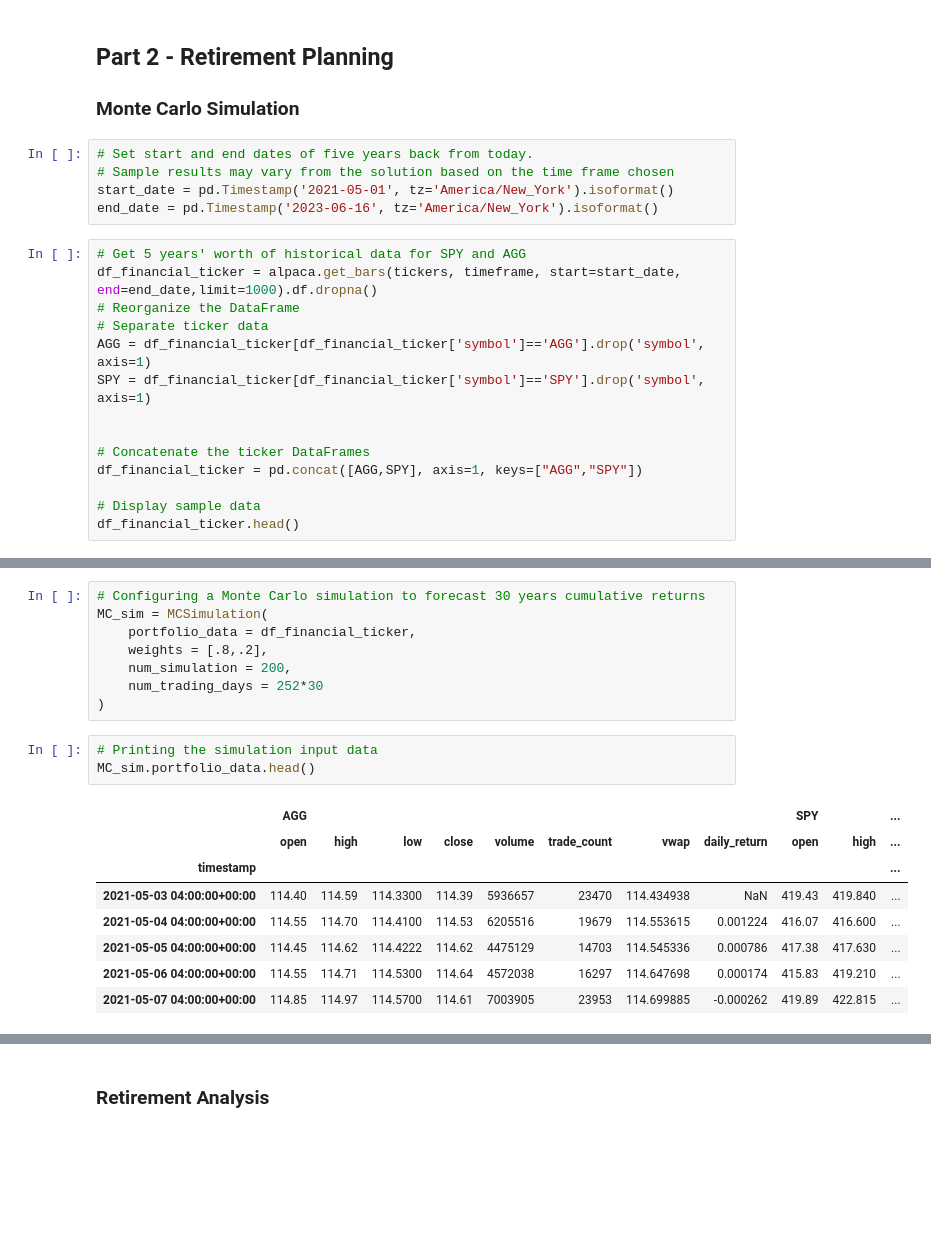
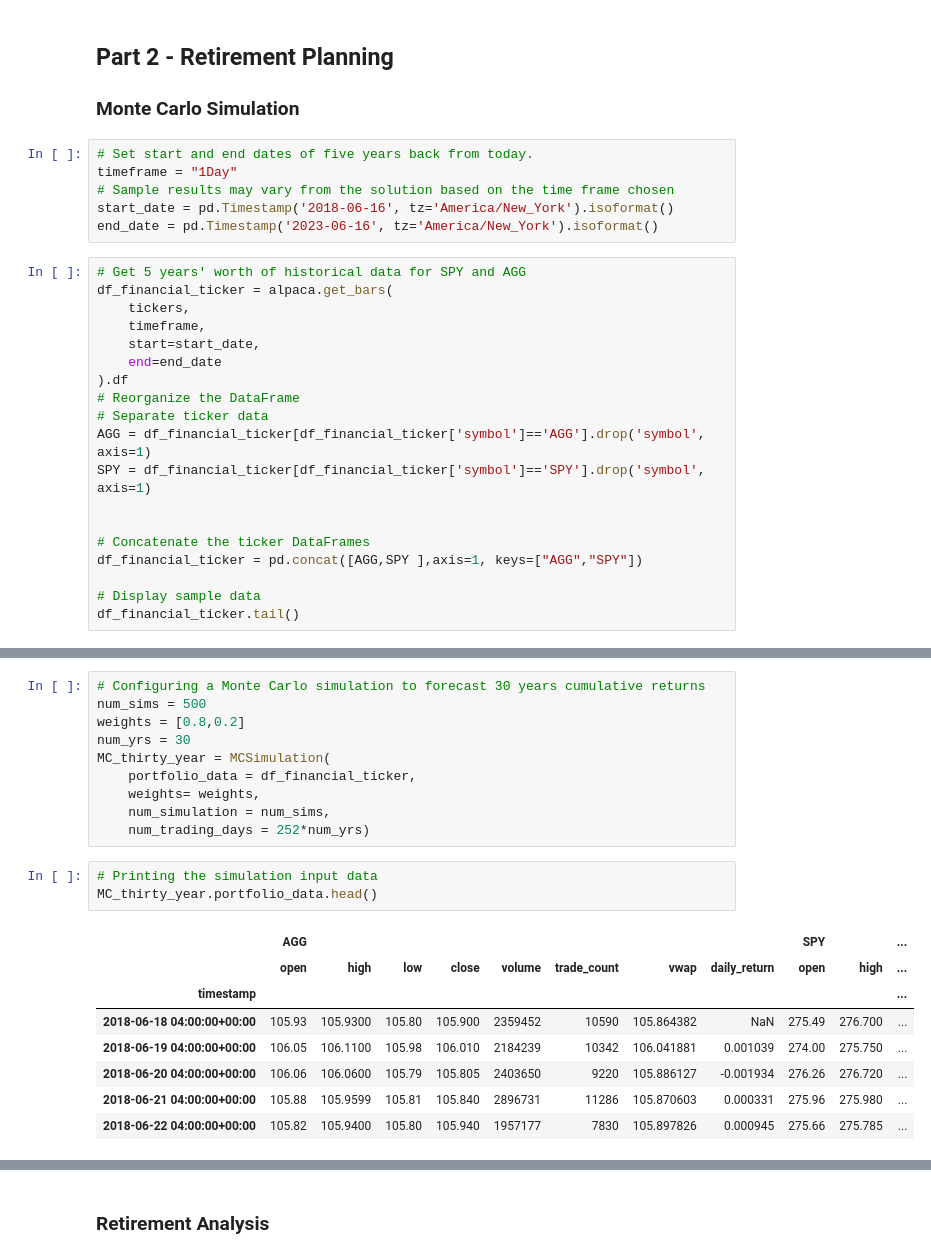
Before and after one commit to ScottyCodeman/fintech-module-5, a Jupyter notebook: Starter_Code/financial-planner.ipynb, the cells around one changed output, grey strips where cells are left out. Drawn from its saved outputs; the diff is of its cells as text; blank space fills up the shorter version.

```diff
--- a/Starter_Code/financial-planner.ipynb
+++ b/Starter_Code/financial-planner.ipynb
@@ -169,12 +169,18 @@ You need 399.0 to reach your financial goal
 ### Monte Carlo Simulation
 # %%
 # Set start and end dates of five years back from today.
+timeframe = "1Day"
 # Sample results may vary from the solution based on the time frame chosen
-start_date = pd.Timestamp('2021-05-01', tz='America/New_York').isoformat()
+start_date = pd.Timestamp('2018-06-16', tz='America/New_York').isoformat()
 end_date = pd.Timestamp('2023-06-16', tz='America/New_York').isoformat()
 # %%
 # Get 5 years' worth of historical data for SPY and AGG
-df_financial_ticker = alpaca.get_bars(tickers, timeframe, start=start_date, end=end_date,limit=1000).df.dropna()
+df_financial_ticker = alpaca.get_bars(
+    tickers,
+    timeframe,
+    start=start_date,
+    end=end_date
+).df
 # Reorganize the DataFrame
 # Separate ticker data
 AGG = df_financial_ticker[df_financial_ticker['symbol']=='AGG'].drop('symbol', axis=1)
@@ -182,10 +188,10 @@ SPY = df_financial_ticker[df_financial_ticker['symbol']=='SPY'].drop('symbol', a
 
 
 # Concatenate the ticker DataFrames
-df_financial_ticker = pd.concat([AGG,SPY], axis=1, keys=["AGG","SPY"])
+df_financial_ticker = pd.concat([AGG,SPY ],axis=1, keys=["AGG","SPY"])
 
 # Display sample data
-df_financial_ticker.head()
+df_financial_ticker.tail()
 # %% [output]
 |  | AGG |  |  |  |  |  |  | SPY |  |  | ... |
 |  | open | high | low | close | volume | trade_count | vwap | open | high | low | ... |
@@ -198,22 +204,24 @@ df_financial_ticker.head()
 # %%
 # Configuring a Monte Carlo simulation to forecast 30 years cumulative returns
-MC_sim = MCSimulation(
+num_sims = 500
+weights = [0.8,0.2]
+num_yrs = 30
+MC_thirty_year = MCSimulation(
     portfolio_data = df_financial_ticker,
-    weights = [.8,.2],
-    num_simulation = 200,
-    num_trading_days = 252*30
-)
+    weights= weights,
+    num_simulation = num_sims,
+    num_trading_days = 252*num_yrs)
 # %%
 # Printing the simulation input data
-MC_sim.portfolio_data.head()
+MC_thirty_year.portfolio_data.head()
 # %% [output]
 |  | AGG |  |  |  |  |  |  |  | SPY |  | ... |
 |  | open | high | low | close | volume | trade_count | vwap | daily_return | open | high | ... |
 | timestamp |  |  |  |  |  |  |  |  |  |  | ... |
-| 2021-05-03 04:00:00+00:00 | 114.40 | 114.59 | 114.3300 | 114.39 | 5936657 | 23470 | 114.434938 | NaN | 419.43 | 419.840 | ... |
-| 2021-05-04 04:00:00+00:00 | 114.55 | 114.70 | 114.4100 | 114.53 | 6205516 | 19679 | 114.553615 | 0.001224 | 416.07 | 416.600 | ... |
-| 2021-05-05 04:00:00+00:00 | 114.45 | 114.62 | 114.4222 | 114.62 | 4475129 | 14703 | 114.545336 | 0.000786 | 417.38 | 417.630 | ... |
-| 2021-05-06 04:00:00+00:00 | 114.55 | 114.71 | 114.5300 | 114.64 | 4572038 | 16297 | 114.647698 | 0.000174 | 415.83 | 419.210 | ... |
-| 2021-05-07 04:00:00+00:00 | 114.85 | 114.97 | 114.5700 | 114.61 | 7003905 | 23953 | 114.699885 | -0.000262 | 419.89 | 422.815 | ... |
+| 2018-06-18 04:00:00+00:00 | 105.93 | 105.9300 | 105.80 | 105.900 | 2359452 | 10590 | 105.864382 | NaN | 275.49 | 276.700 | ... |
+| 2018-06-19 04:00:00+00:00 | 106.05 | 106.1100 | 105.98 | 106.010 | 2184239 | 10342 | 106.041881 | 0.001039 | 274.00 | 275.750 | ... |
+| 2018-06-20 04:00:00+00:00 | 106.06 | 106.0600 | 105.79 | 105.805 | 2403650 | 9220 | 105.886127 | -0.001934 | 276.26 | 276.720 | ... |
+| 2018-06-21 04:00:00+00:00 | 105.88 | 105.9599 | 105.81 | 105.840 | 2896731 | 11286 | 105.870603 | 0.000331 | 275.96 | 275.980 | ... |
+| 2018-06-22 04:00:00+00:00 | 105.82 | 105.9400 | 105.80 | 105.940 | 1957177 | 7830 | 105.897826 | 0.000945 | 275.66 | 275.785 | ... |
 # %%
 # Running a Monte Carlo simulation to forecast 30 years cumulative returns
```
Also changed, not shown: parts of 25 cells of this notebook, 1 other file.
